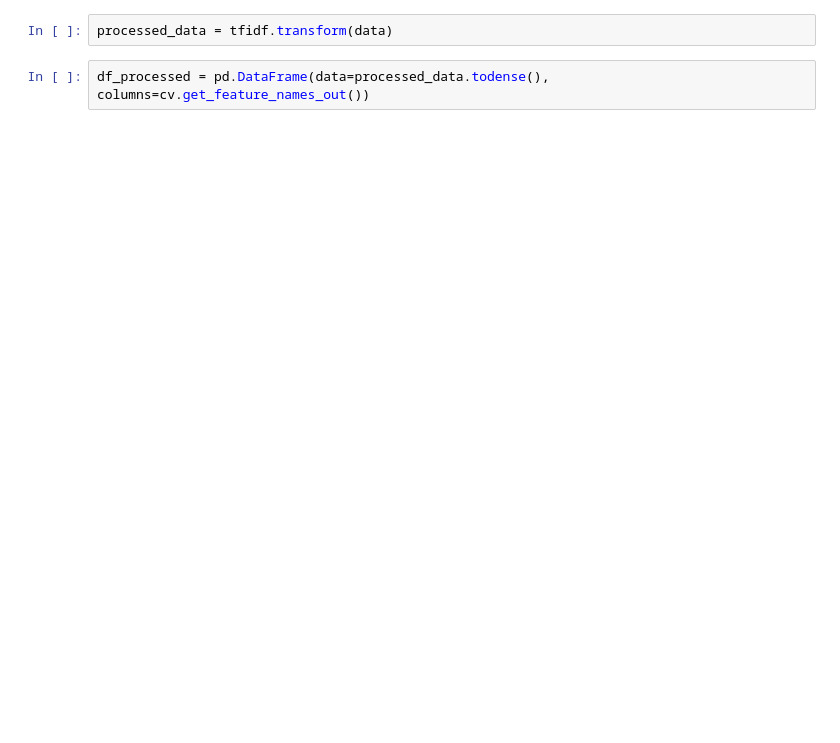
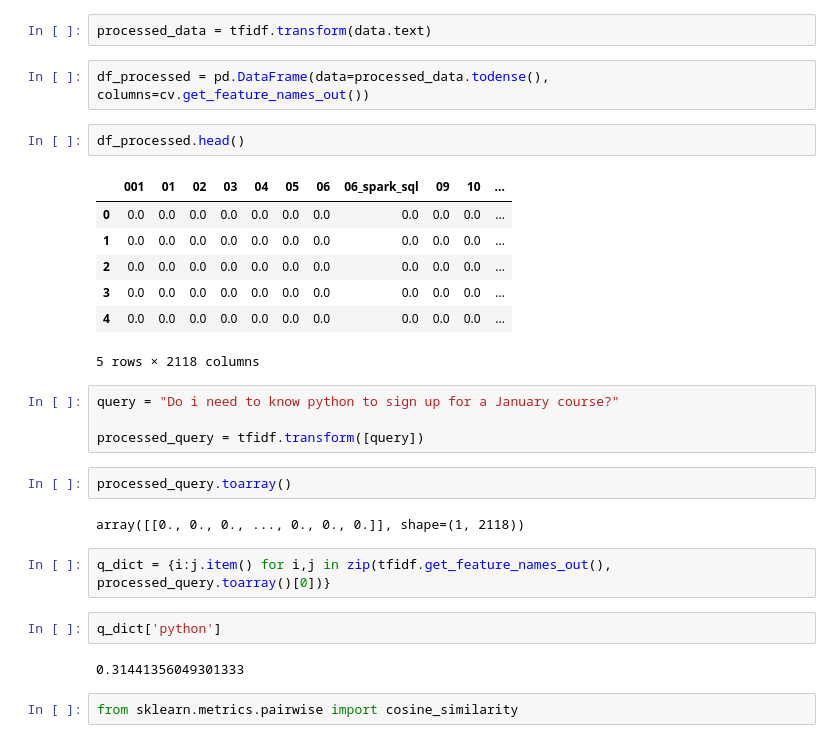
Before and after one commit to Nakulbajaj101/llm-zoomcamp, a Jupyter notebook: 00-search-engine/search_engine_practice.ipynb, the cells around one changed output. Drawn from its saved outputs; the diff is of its cells as text; blank space fills up the shorter version.

```diff
--- a/00-search-engine/search_engine_practice.ipynb
+++ b/00-search-engine/search_engine_practice.ipynb
@@ -73,6 +73,32 @@ tfidf.fit(data.text)
 # %% [output]
 TfidfVectorizer(min_df=3, stop_words='english')
 # %%
-processed_data = tfidf.transform(data)
+processed_data = tfidf.transform(data.text)
 # %%
 df_processed = pd.DataFrame(data=processed_data.todense(), columns=cv.get_feature_names_out())
+# %%
+df_processed.head()
+# %% [output]
+|  | 001 | 01 | 02 | 03 | 04 | 05 | 06 | 06_spark_sql | 09 | 10 | ... |
+| 0 | 0.0 | 0.0 | 0.0 | 0.0 | 0.0 | 0.0 | 0.0 | 0.0 | 0.0 | 0.0 | ... |
+| 1 | 0.0 | 0.0 | 0.0 | 0.0 | 0.0 | 0.0 | 0.0 | 0.0 | 0.0 | 0.0 | ... |
+| 2 | 0.0 | 0.0 | 0.0 | 0.0 | 0.0 | 0.0 | 0.0 | 0.0 | 0.0 | 0.0 | ... |
+| 3 | 0.0 | 0.0 | 0.0 | 0.0 | 0.0 | 0.0 | 0.0 | 0.0 | 0.0 | 0.0 | ... |
+| 4 | 0.0 | 0.0 | 0.0 | 0.0 | 0.0 | 0.0 | 0.0 | 0.0 | 0.0 | 0.0 | ... |
+5 rows × 2118 columns
+# %%
+query = "Do i need to know python to sign up for a January course?"
+
+processed_query = tfidf.transform([query])
+# %%
+processed_query.toarray()
+# %% [output]
+array([[0., 0., 0., ..., 0., 0., 0.]], shape=(1, 2118))
+# %%
+q_dict = {i:j.item() for i,j in zip(tfidf.get_feature_names_out(), processed_query.toarray()[0])}
+# %%
+q_dict['python']
+# %% [output]
+0.31441356049301333
+# %%
+from sklearn.metrics.pairwise import cosine_similarity
```
Also changed, not shown: parts of 37 cells of this notebook.
